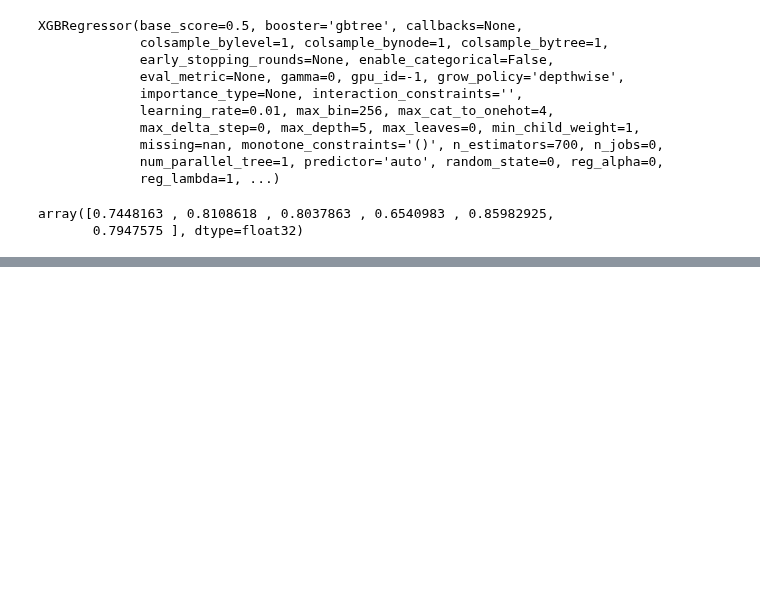
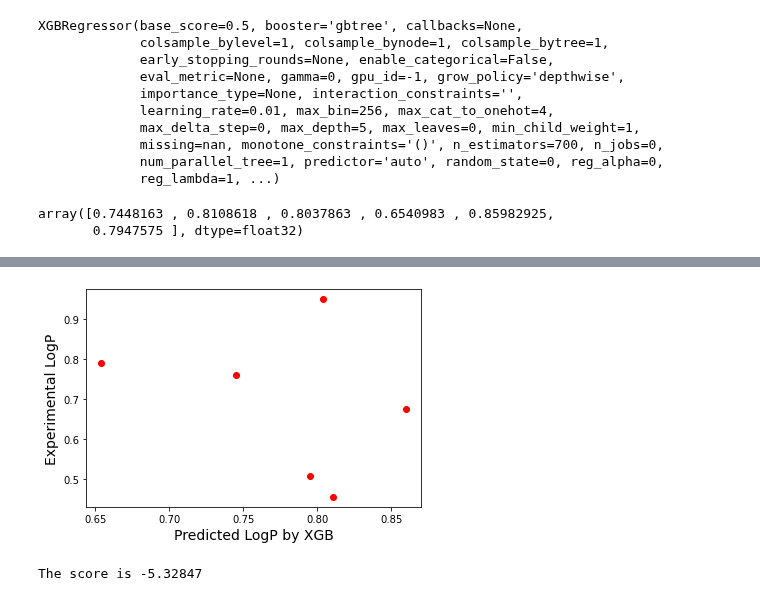
Before and after one commit to jamesleocodes/eye_movement, a Jupyter notebook: models/xgb_reg_six.ipynb, the cells around one changed output, grey strips where cells are left out. Cells and saved outputs as stored; diff of their text form; code cells hidden in the pictures; blank space fills up the shorter version.

```diff
--- a/models/xgb_reg_six.ipynb
+++ b/models/xgb_reg_six.ipynb
@@ -451,0 +478,11 @@ shap.summary_plot(shap_values, data_tes_x,max_display=10,show=False)
+# %%
+# # best_model.fit(data_tra_x,data_tra_y)
+# tes_pred = best_model.predict(data_tes_x)
+
+plt.scatter(predictions,data_tes_y,c='r',alpha=1)
+plt.xlabel('Predicted LogP by XGB',fontsize = 14)
+plt.ylabel('Experimental LogP',fontsize = 14)
+#plt.savefig(dirname+"/p_chem/results/xgb_vs.png", format='png', dpi=600)# plt.savefig("svm.png", format='png', dpi=600)
+plt.show()
+# %% [output]
+[figure, added]
@@ -451,0 +494,5 @@ shap.summary_plot(shap_values, data_tes_x,max_display=10,show=False)
+# %%
+RMSLE = r2_score(data_tes_y, predictions)
+print("The score is %.5f" % RMSLE )
+# %% [output]
+The score is -5.32847
```
Also changed, not shown: parts of 57 cells of this notebook, 2 other files.
